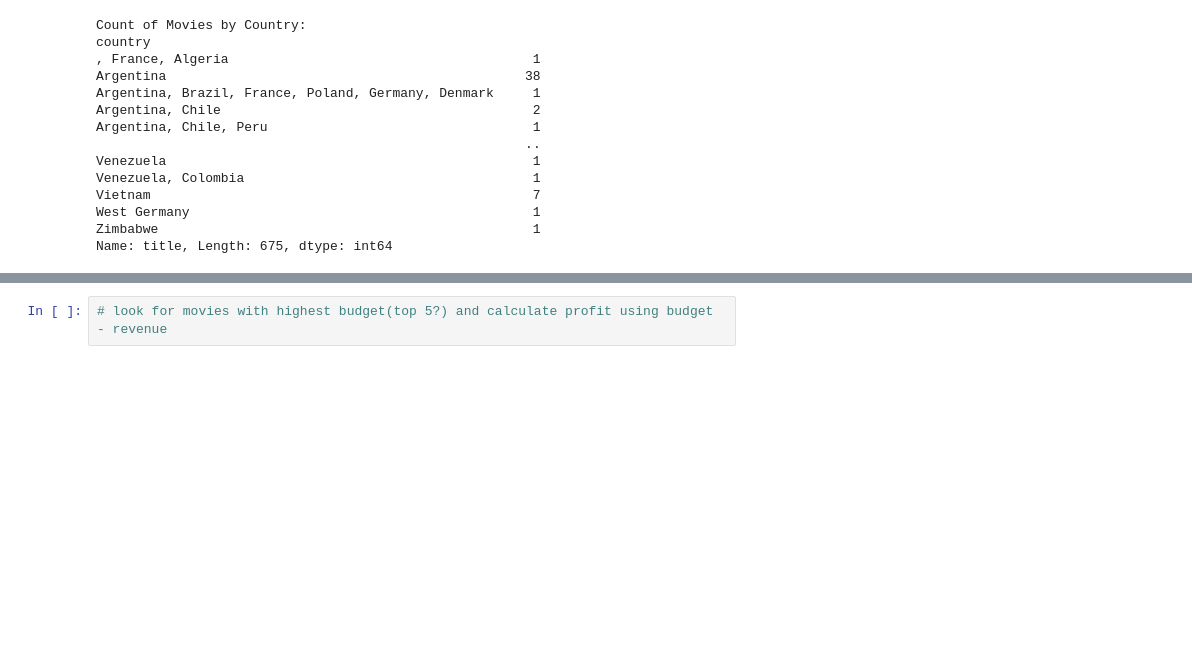
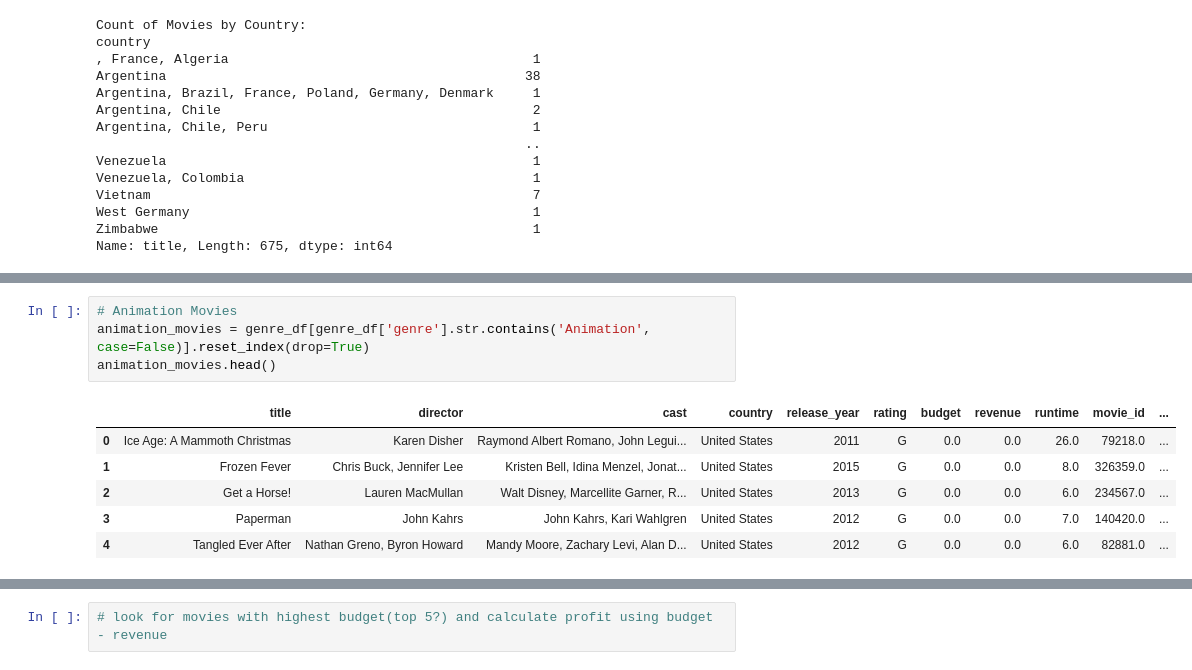
Before and after one commit to aaalicejohnson/Project-2, a Jupyter notebook: moviedb/Transform_notebook.ipynb, the cells around one changed output, grey strips where cells are left out. Cells and saved outputs as stored; diff of their text form; blank space fills up the shorter version.

```diff
--- a/moviedb/Transform_notebook.ipynb
+++ b/moviedb/Transform_notebook.ipynb
@@ -167,0 +162,11 @@ Name: title, Length: 675, dtype: int64
+# %%
+# Animation Movies
+animation_movies = genre_df[genre_df['genre'].str.contains('Animation', case=False)].reset_index(drop=True)
+animation_movies.head()
+# %% [output]
+|  | title | director | cast | country | release_year | rating | budget | revenue | runtime | movie_id | ... |
+| 0 | Ice Age: A Mammoth Christmas | Karen Disher | Raymond Albert Romano, John Legui... | United States | 2011 | G | 0.0 | 0.0 | 26.0 | 79218.0 | ... |
+| 1 | Frozen Fever | Chris Buck, Jennifer Lee | Kristen Bell, Idina Menzel, Jonat... | United States | 2015 | G | 0.0 | 0.0 | 8.0 | 326359.0 | ... |
+| 2 | Get a Horse! | Lauren MacMullan | Walt Disney, Marcellite Garner, R... | United States | 2013 | G | 0.0 | 0.0 | 6.0 | 234567.0 | ... |
+| 3 | Paperman | John Kahrs | John Kahrs, Kari Wahlgren | United States | 2012 | G | 0.0 | 0.0 | 7.0 | 140420.0 | ... |
+| 4 | Tangled Ever After | Nathan Greno, Byron Howard | Mandy Moore, Zachary Levi, Alan D... | United States | 2012 | G | 0.0 | 0.0 | 6.0 | 82881.0 | ... |
```
Also changed, not shown: parts of 7 cells of this notebook, 3 other files.
